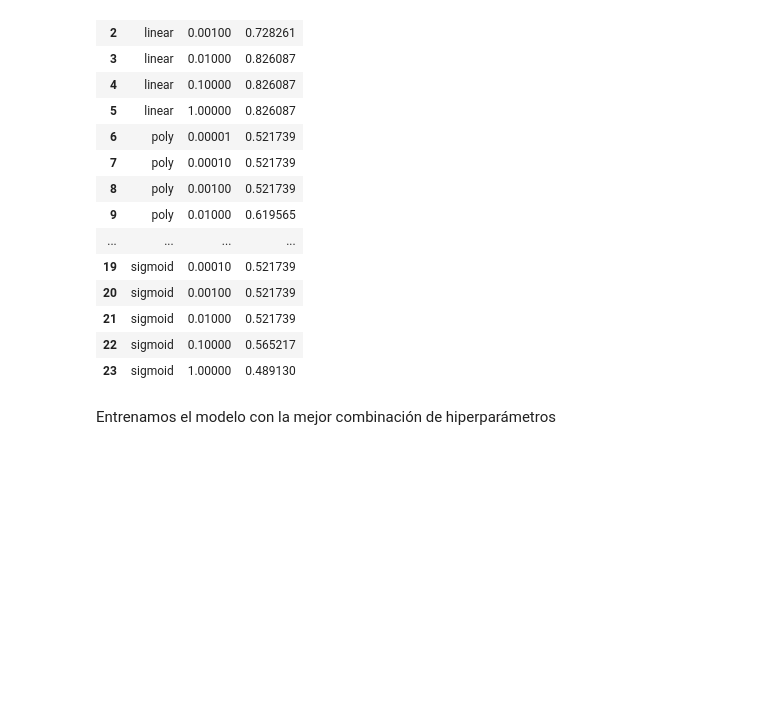
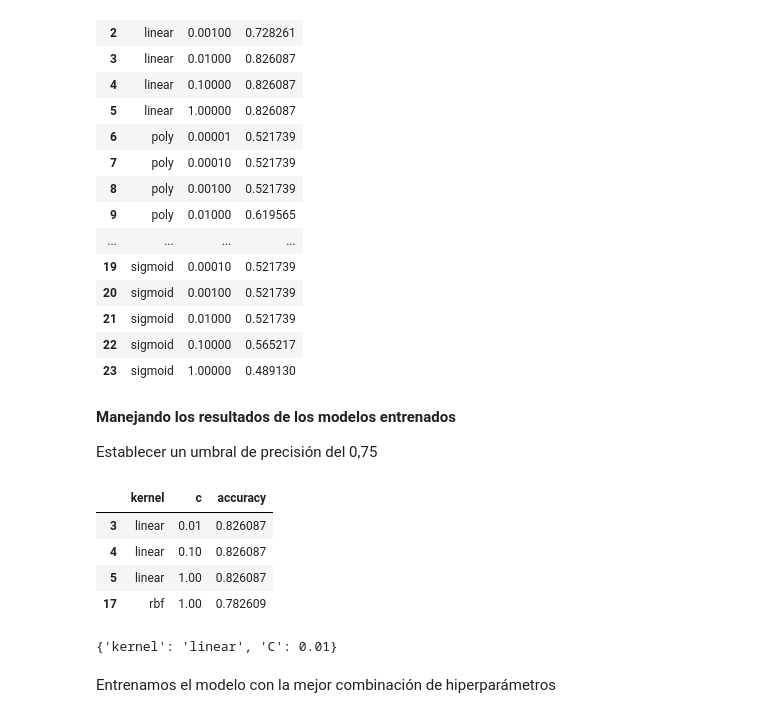
Before and after one commit to fernandogmz/DASI, a Jupyter notebook: Support_Vector_Clasiffier.ipynb, the cells around one changed output. Saved outputs shown, nothing was run; the diff lists cells and outputs as text; code cells hidden in the pictures; blank space fills up the shorter version.

```diff
--- a/Support_Vector_Clasiffier.ipynb
+++ b/Support_Vector_Clasiffier.ipynb
@@ -314,6 +334,28 @@ results_df
 | 21 | sigmoid | 0.01000 | 0.521739 |
 | 22 | sigmoid | 0.10000 | 0.565217 |
 | 23 | sigmoid | 1.00000 | 0.489130 |
+# %% [markdown]
+**Manejando los resultados de los modelos entrenados**
+
+Establecer un umbral de precisión del 0,75
+# %%
+threshold = 0.75
+results_top = results_df[results_df['accuracy'] > threshold].sort_values(by='accuracy',ascending=False)
+results_top.head(10)
+# %% [output]
+|  | kernel | c | accuracy |
+| 3 | linear | 0.01 | 0.826087 |
+| 4 | linear | 0.10 | 0.826087 |
+| 5 | linear | 1.00 | 0.826087 |
+| 17 | rbf | 1.00 | 0.782609 |
+# %%
+kernel, c, accuracy = results_top.iloc[0]
+
+params = {'kernel':kernel, 'C':c}
+
+params
+# %% [output]
+{'kernel': 'linear', 'C': 0.01}
 # %% [markdown]
 Entrenamos el modelo con la mejor combinación de hiperparámetros
 # %%
```
Also changed, not shown: parts of 14 cells of this notebook, 1 other file.
